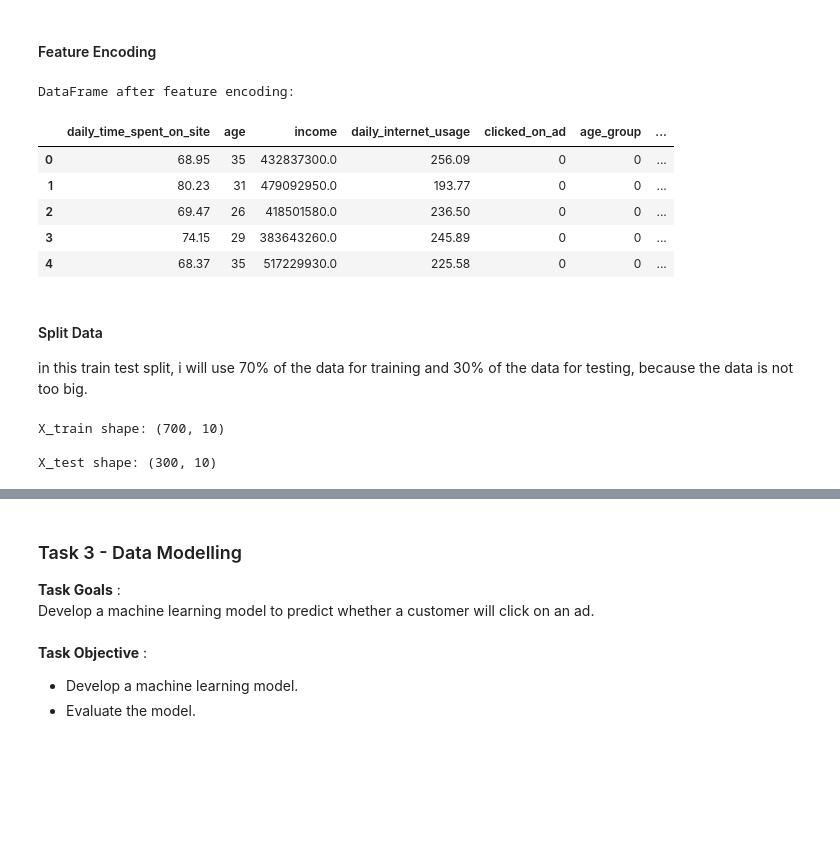
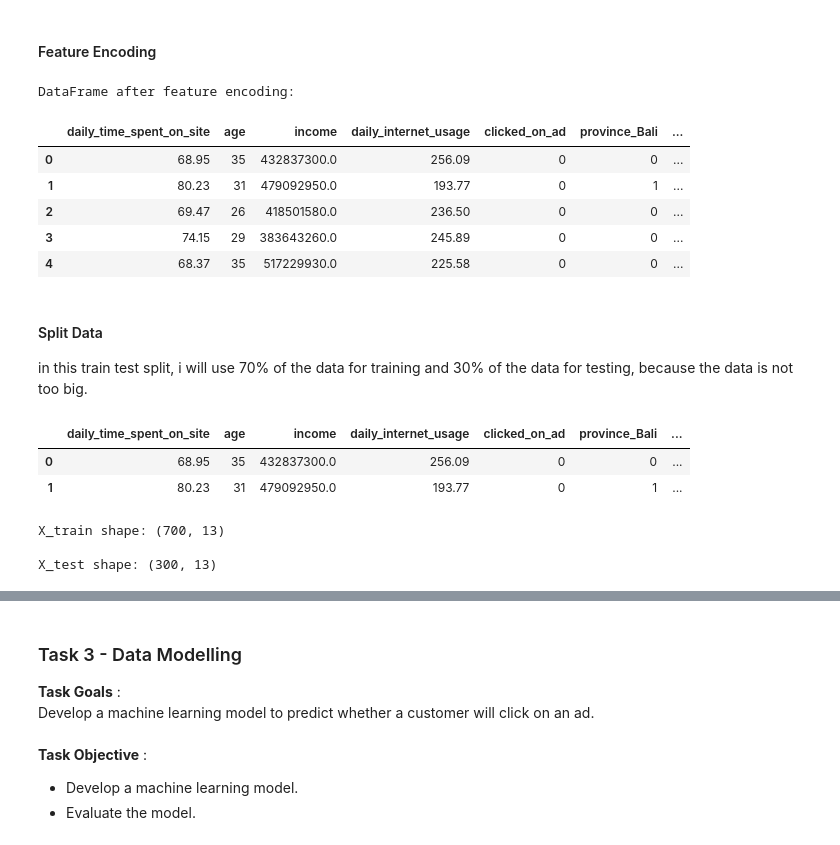
Before and after one commit to azaryasph/Predict-Customer-Clicked-Ads-Classification-By-Using-Machine-Learning, a Jupyter notebook: notebook/Predict Customer Clicked Ads Classification By Using Machine Learning.ipynb, the cells around one changed output, grey strips where cells are left out. Drawn from its saved outputs; the diff is of its cells as text; code cells hidden in the pictures; blank space fills up the shorter version.

```diff
--- a/notebook/Predict Customer Clicked Ads Classification By Using Machine Learning.ipynb
+++ b/notebook/Predict Customer Clicked Ads Classification By Using Machine Learning.ipynb
@@ -675,7 +675,6 @@ from the ANNOVA test result above, we can infer that:
 notsig_feats = [
     'Unnamed: 0',
     'timestamp',
-    'city',
     'ad_category',
     'city',
     'month_ad_clicked',
@@ -683,8 +682,7 @@ notsig_feats = [
     'day_ad_clicked',
     'hour_ad_clicked',
     'minute_ad_clicked',
-    'is_weekend',
-    'ad_category'
+    'is_weekend'
 ]
 
 # Drop the specified columns from the dataframe
@@ -734,43 +732,49 @@ dfm.head()
 map_target = {
     'Yes': 1,
     'No': 0
 }
 
 # Apply the mapping to 'clicked_on_ad' column
 dfm['clicked_on_ad'] = dfm['clicked_on_ad'].map(map_target)
 
 # Define mapping for 'age_group' column
 map_age = {
     'Young Adults': 0,
     'Middle Adults': 1,
     'Old Adults': 2
 }
 
 # Apply the mapping to 'age_group' column
 dfm['age_group'] = dfm['age_group'].map(map_age)
 
 # Perform one-hot encoding on 'province' column and convert the result to integer
 provincecode = pd.get_dummies(dfm['province'], prefix='province').astype(int)
 
 # Concatenate the original DataFrame with the one-hot encoded DataFrames
 dfm = pd.concat([dfm, provincecode], axis=1)
 
 # Drop the original 'province' columns
-dfm.drop(['province'], inplace=True, axis=1)
+dfm.drop(['province', 'age_group'], inplace=True, axis=1)
 
 print('DataFrame after feature encoding:')
 display(dfm.head())
 # %% [output]
 DataFrame after feature encoding:
-|  | daily_time_spent_on_site | age | income | daily_internet_usage | clicked_on_ad | age_group | ... |
+|  | daily_time_spent_on_site | age | income | daily_internet_usage | clicked_on_ad | province_Bali | ... |
 | 0 | 68.95 | 35 | 432837300.0 | 256.09 | 0 | 0 | ... |
-| 1 | 80.23 | 31 | 479092950.0 | 193.77 | 0 | 0 | ... |
+| 1 | 80.23 | 31 | 479092950.0 | 193.77 | 0 | 1 | ... |
 | 2 | 69.47 | 26 | 418501580.0 | 236.50 | 0 | 0 | ... |
 | 3 | 74.15 | 29 | 383643260.0 | 245.89 | 0 | 0 | ... |
 | 4 | 68.37 | 35 | 517229930.0 | 225.58 | 0 | 0 | ... |
 # %% [markdown]
 #### Split Data
 in this train test split, i will use 70% of the data for training and 30% of the data for testing, because the data is not too big.
+# %%
+dfm.head(2)
+# %% [output]
+|  | daily_time_spent_on_site | age | income | daily_internet_usage | clicked_on_ad | province_Bali | ... |
+| 0 | 68.95 | 35 | 432837300.0 | 256.09 | 0 | 0 | ... |
+| 1 | 80.23 | 31 | 479092950.0 | 193.77 | 0 | 1 | ... |
 # %%
 # Define the feature set X by dropping the target column 'clicked_on_ad' from the dataframe
 X = dfm.drop('clicked_on_ad', axis=1)
@@ -788,6 +792,6 @@ print('X_train shape:', X_train.shape)
 # Print the shape of the testing set to verify the split
 print('\nX_test shape:', X_test.shape)
 # %% [output]
-X_train shape: (700, 10)
+X_train shape: (700, 13)
 
-X_test shape: (300, 10)
+X_test shape: (300, 13)
```
Also changed, not shown: parts of 15 cells of this notebook.
